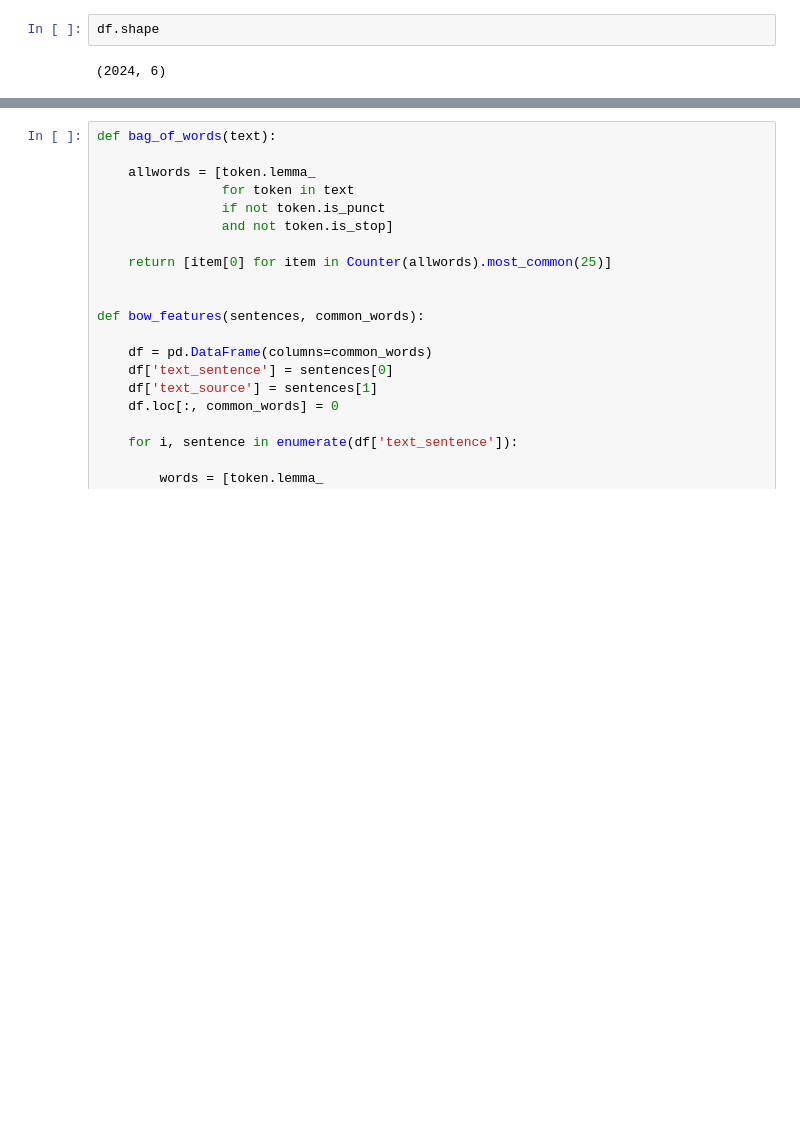
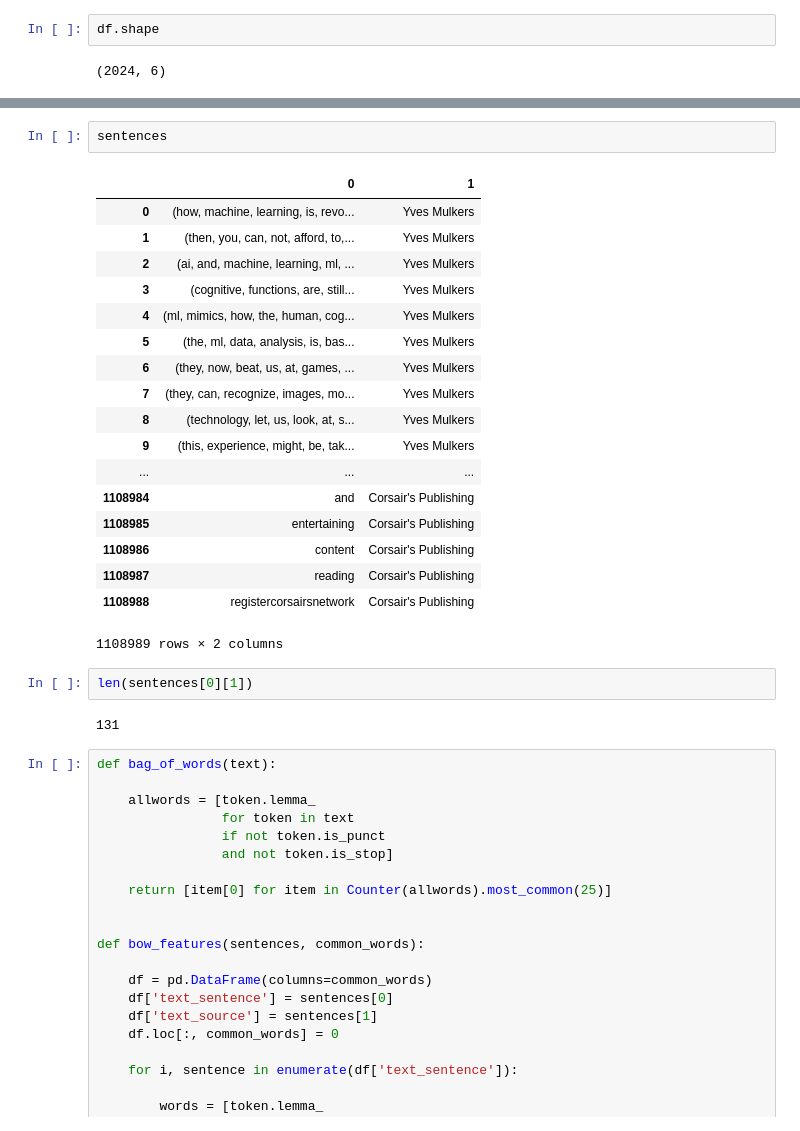
Before and after one commit to BlaHaws/Thinkful, a Jupyter notebook: Exercises/Unit4Capstone.ipynb, the cells around one changed output, grey strips where cells are left out. Cells and saved outputs as stored; diff of their text form; blank space fills up the shorter version.

```diff
--- a/Exercises/Unit4Capstone.ipynb
+++ b/Exercises/Unit4Capstone.ipynb
@@ -141,3 +143,28 @@ sentences.shape
+# %%
+sentences
+# %% [output]
+|  | 0 | 1 |
+| 0 | (how, machine, learning, is, revo... | Yves Mulkers |
+| 1 | (then, you, can, not, afford, to,... | Yves Mulkers |
+| 2 | (ai, and, machine, learning, ml, ... | Yves Mulkers |
+| 3 | (cognitive, functions, are, still... | Yves Mulkers |
+| 4 | (ml, mimics, how, the, human, cog... | Yves Mulkers |
+| 5 | (the, ml, data, analysis, is, bas... | Yves Mulkers |
+| 6 | (they, now, beat, us, at, games, ... | Yves Mulkers |
+| 7 | (they, can, recognize, images, mo... | Yves Mulkers |
+| 8 | (technology, let, us, look, at, s... | Yves Mulkers |
+| 9 | (this, experience, might, be, tak... | Yves Mulkers |
+| ... | ... | ... |
+| 1108984 | and | Corsair's Publishing |
+| 1108985 | entertaining | Corsair's Publishing |
+| 1108986 | content | Corsair's Publishing |
+| 1108987 | reading | Corsair's Publishing |
+| 1108988 | registercorsairsnetwork | Corsair's Publishing |
+1108989 rows × 2 columns
+# %%
+len(sentences[0][1])
+# %% [output]
+131
 # %%
 def bag_of_words(text):
 
```
Also changed, not shown: parts of 9 cells of this notebook.
